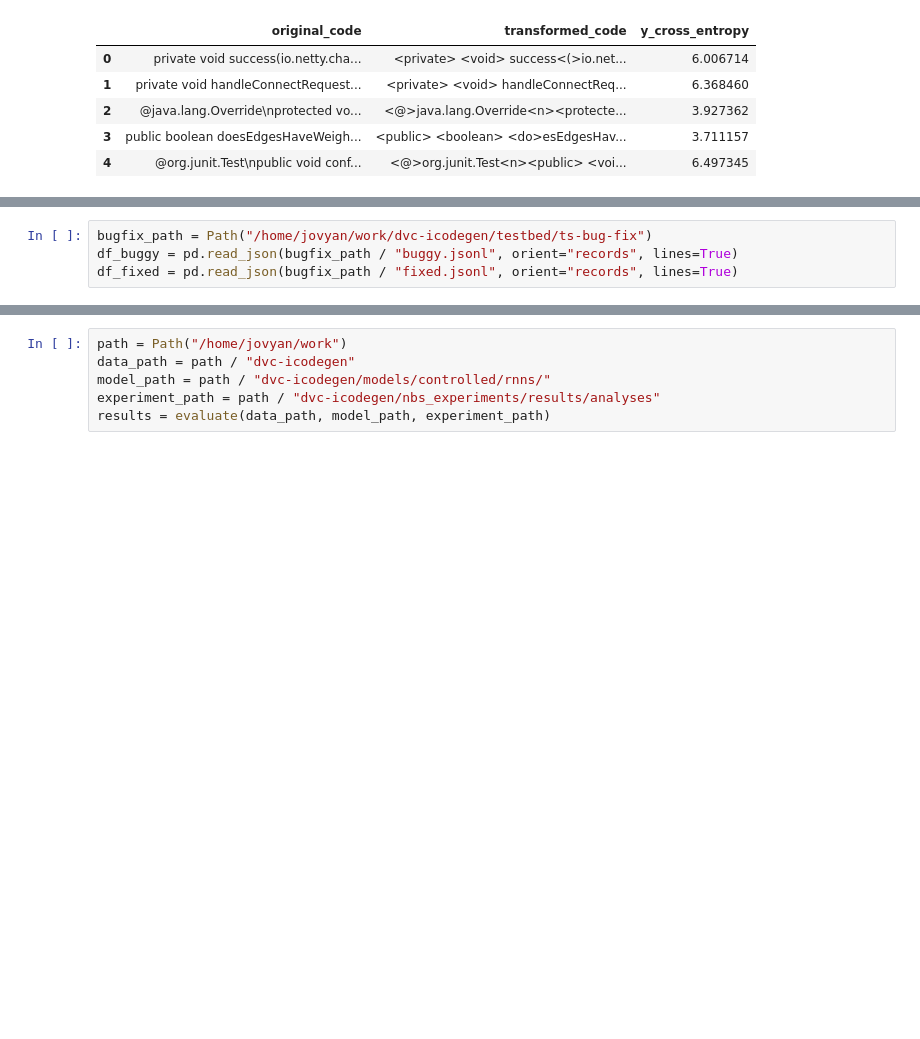
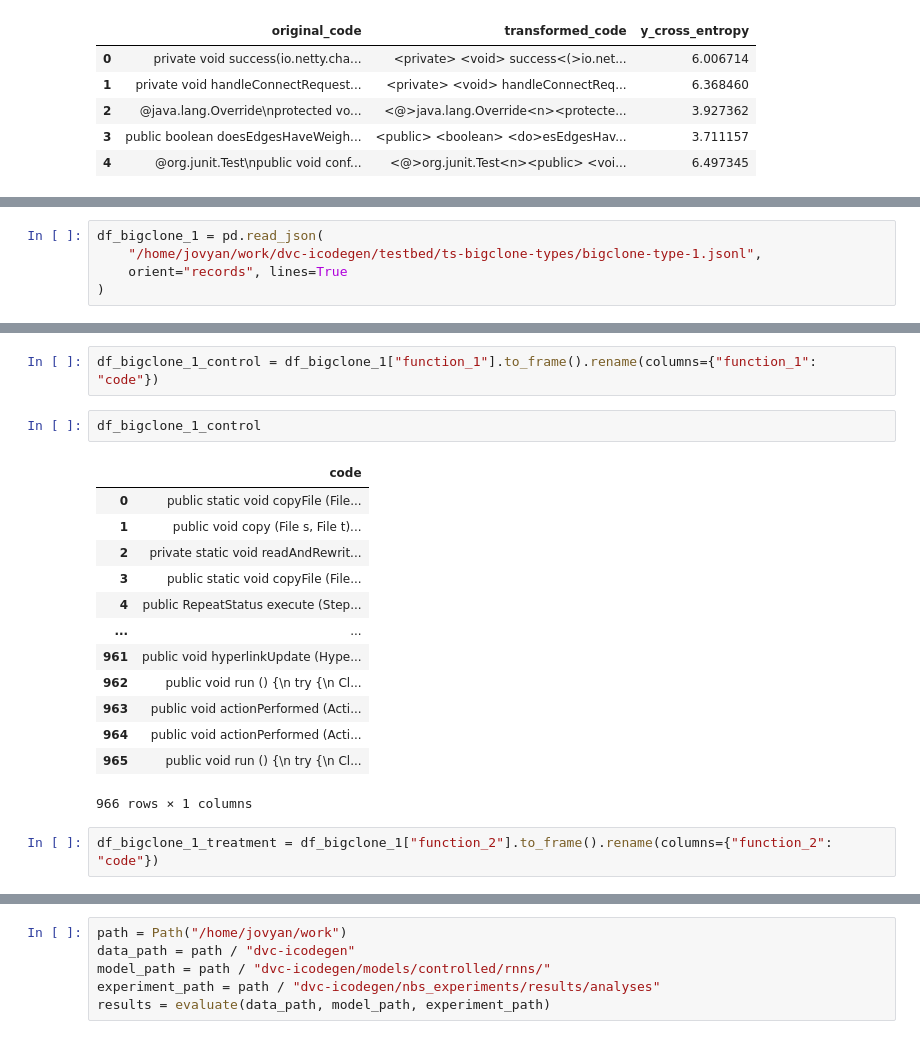
Before and after one commit to ArtificialSoftwareEngineering/InterpretingCodeGeneration, a Jupyter notebook: nbs/04_evaluation.core.ipynb, the cells around one changed output, grey strips where cells are left out. Drawn from its saved outputs; the diff is of its cells as text; blank space fills up the shorter version.

```diff
--- a/nbs/04_evaluation.core.ipynb
+++ b/nbs/04_evaluation.core.ipynb
@@ -962,6 +1013,7 @@ def evaluate(data_path, model_path, experiment_path):
         )
         # Counterfactuals
 # %%
-bugfix_path = Path("/home/jovyan/work/dvc-icodegen/testbed/ts-bug-fix")
-df_buggy = pd.read_json(bugfix_path / "buggy.jsonl", orient="records", lines=True)
-df_fixed = pd.read_json(bugfix_path / "fixed.jsonl", orient="records", lines=True)
+df_bigclone_1 = pd.read_json(
+    "/home/jovyan/work/dvc-icodegen/testbed/ts-bigclone-types/bigclone-type-1.jsonl",
+    orient="records", lines=True
+)
@@ -971,0 +1029,20 @@ len(df_buggy), len(df_fixed)
+# %%
+df_bigclone_1_control = df_bigclone_1["function_1"].to_frame().rename(columns={"function_1": "code"})
+# %%
+df_bigclone_1_control
+# %% [output]
+|  | code |
+| 0 | public static void copyFile (File... |
+| 1 | public void copy (File s, File t)... |
+| 2 | private static void readAndRewrit... |
+| 3 | public static void copyFile (File... |
+| 4 | public RepeatStatus execute (Step... |
+| ... | ... |
+| 961 | public void hyperlinkUpdate (Hype... |
+| 962 | public void run () {\n try {\n Cl... |
+| 963 | public void actionPerformed (Acti... |
+| 964 | public void actionPerformed (Acti... |
+| 965 | public void run () {\n try {\n Cl... |
+966 rows × 1 columns
+# %%
+df_bigclone_1_treatment = df_bigclone_1["function_2"].to_frame().rename(columns={"function_2": "code"})
```
Also changed, not shown: parts of 5 cells of this notebook, 1 other file.
